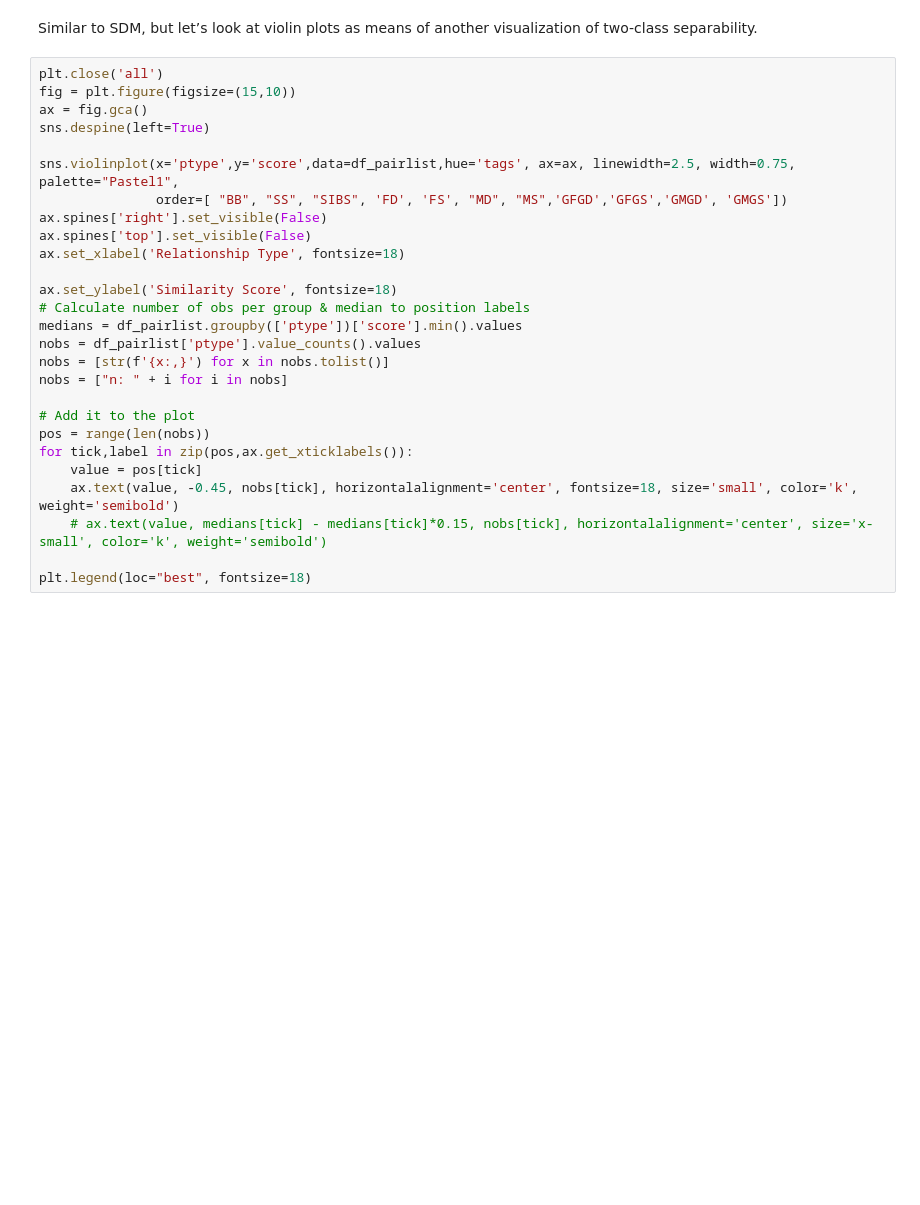
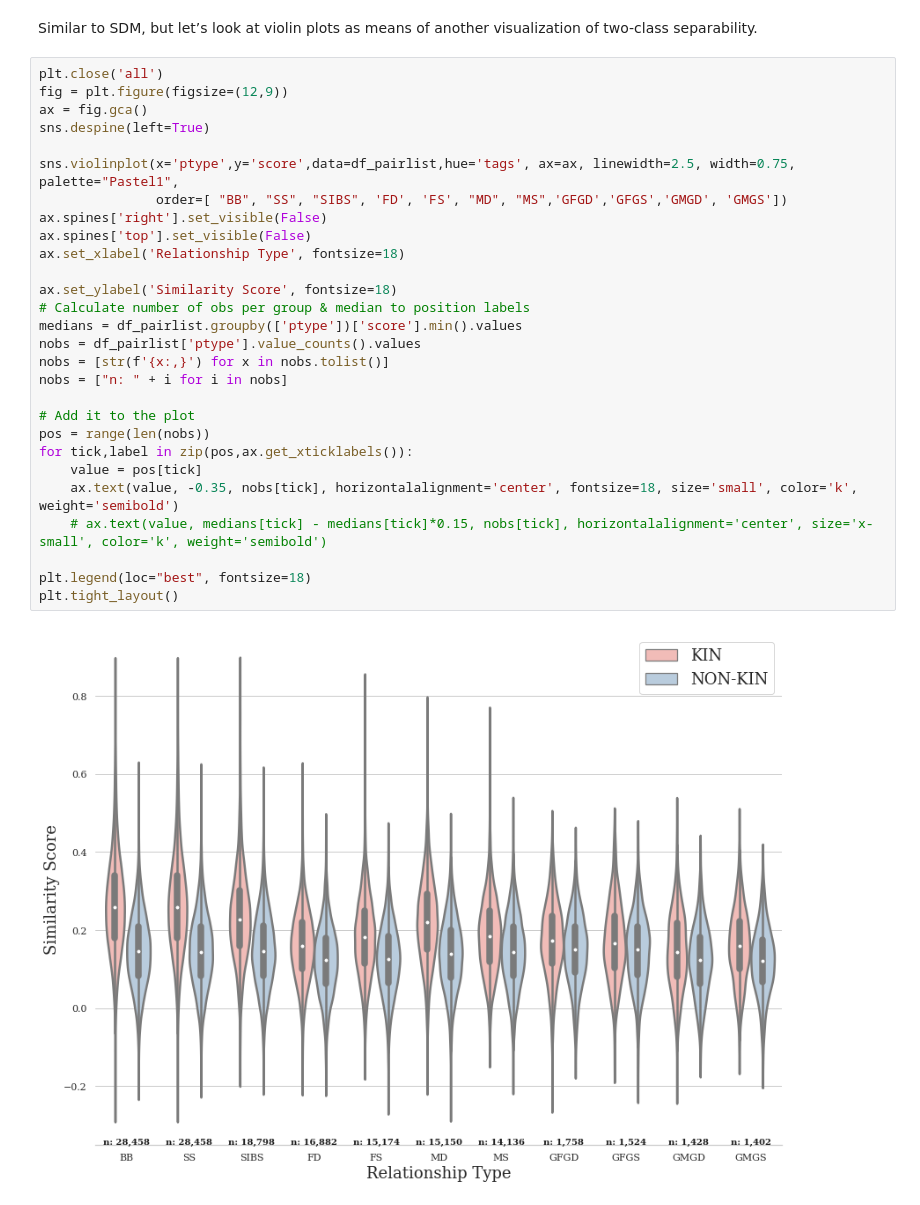
Before and after one commit to visionjo/pykinship, a Jupyter notebook: src/notebooks/demo-rfiw-t1-verification.ipynb, the cells around one changed output. Drawn from its saved outputs; the diff is of its cells as text; blank space fills up the shorter version.

```diff
--- a/src/notebooks/demo-rfiw-t1-verification.ipynb
+++ b/src/notebooks/demo-rfiw-t1-verification.ipynb
@@ -139,28 +189,31 @@ axs[-1,-1].set_axis_off()
 Similar to SDM, but let’s look at violin plots as means of another visualization of two-class separability.
 # %%
 plt.close('all')
-fig = plt.figure(figsize=(15,10))
+fig = plt.figure(figsize=(12,9))
 ax = fig.gca()
 sns.despine(left=True)
 
 sns.violinplot(x='ptype',y='score',data=df_pairlist,hue='tags', ax=ax, linewidth=2.5, width=0.75, palette="Pastel1",
                order=[ "BB", "SS", "SIBS", 'FD', 'FS', "MD", "MS",'GFGD','GFGS','GMGD', 'GMGS'])
 ax.spines['right'].set_visible(False)
 ax.spines['top'].set_visible(False)
 ax.set_xlabel('Relationship Type', fontsize=18)
 
 ax.set_ylabel('Similarity Score', fontsize=18)
 # Calculate number of obs per group & median to position labels
 medians = df_pairlist.groupby(['ptype'])['score'].min().values
 nobs = df_pairlist['ptype'].value_counts().values
 nobs = [str(f'{x:,}') for x in nobs.tolist()]
 nobs = ["n: " + i for i in nobs]
 
 # Add it to the plot
 pos = range(len(nobs))
 for tick,label in zip(pos,ax.get_xticklabels()):
     value = pos[tick]
-    ax.text(value, -0.45, nobs[tick], horizontalalignment='center', fontsize=18, size='small', color='k', weight='semibold')
+    ax.text(value, -0.35, nobs[tick], horizontalalignment='center', fontsize=18, size='small', color='k', weight='semibold')
     # ax.text(value, medians[tick] - medians[tick]*0.15, nobs[tick], horizontalalignment='center', size='x-small', color='k', weight='semibold')
 
 plt.legend(loc="best", fontsize=18)
+plt.tight_layout()
+# %% [output]
+[figure, added]
```
Also changed, not shown: parts of 10 cells of this notebook, 1 other file.
